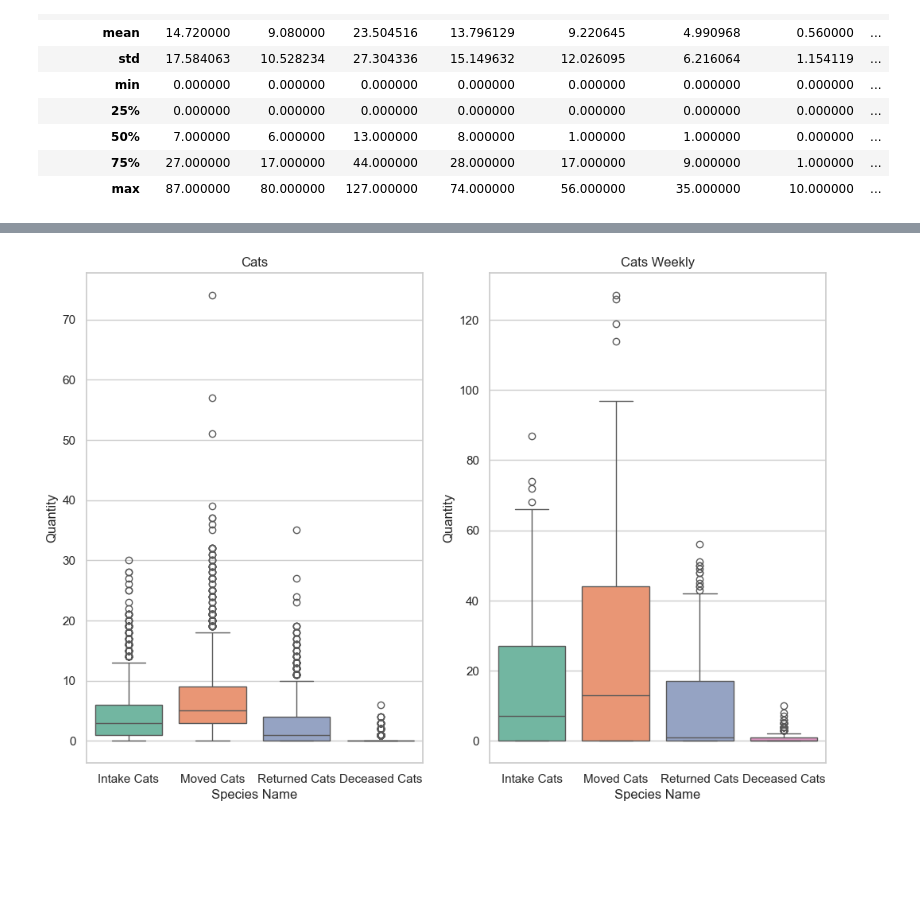
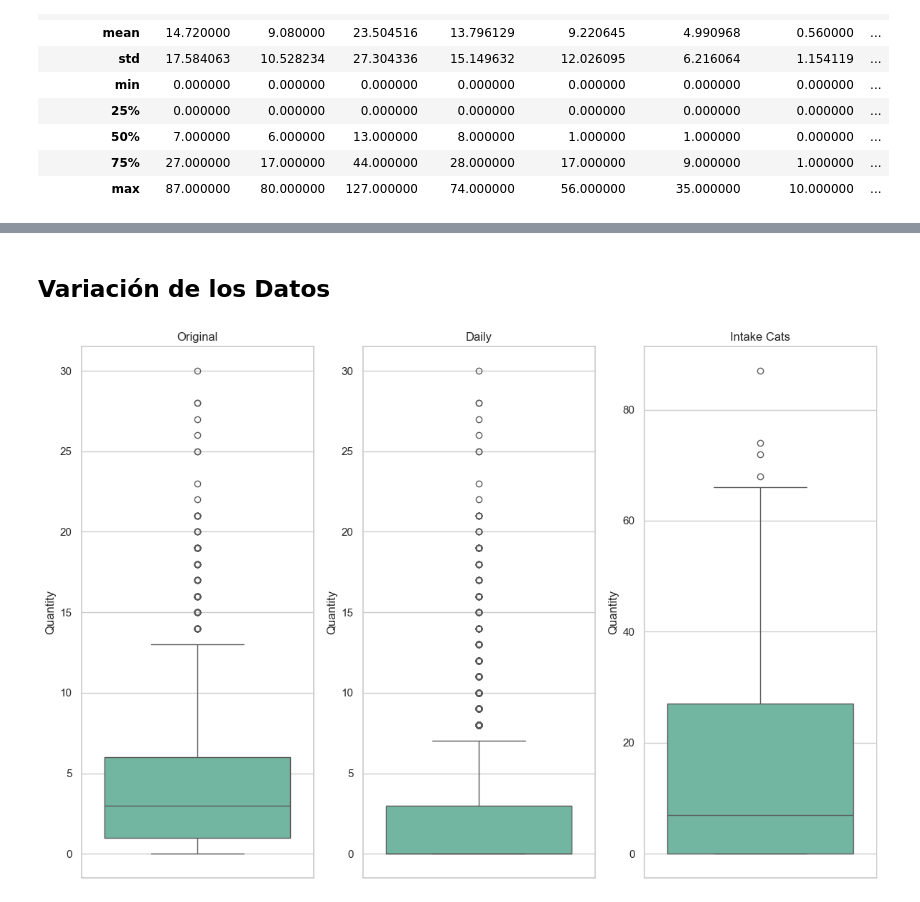
Before and after one commit to MicaKil/ia2, a Jupyter notebook: 08_dl-for-timeseries/Micaela_Del_Longo-Animal_Care/Micaela_Del_Longo-Animal_Care.ipynb, the cells around one changed output, grey strips where cells are left out. Cells and saved outputs as stored; diff of their text form; code cells hidden in the pictures; blank space fills up the shorter version.

```diff
--- a/08_dl-for-timeseries/Micaela_Del_Longo-Animal_Care/Micaela_Del_Longo-Animal_Care.ipynb
+++ b/08_dl-for-timeseries/Micaela_Del_Longo-Animal_Care/Micaela_Del_Longo-Animal_Care.ipynb
@@ -283,3 +168,6 @@ df_groups.to_csv('micaela_data/processed/Animal_Shelter_Combined.csv')
+# %%
+df_grouped = helper.transform_data(df_filtered)
+df_grouped.head(10)
 # %% [markdown]
 # Visualización de Datos
 # %%
@@ -294,5 +182,3 @@ df_groups.describe()
 | 50% | 3.00000 | 2.000000 | 5.000000 | 3.000000 | 1.000000 | 1.000000 | 0.000000 | ... |
 | 75% | 6.00000 | 4.000000 | 9.000000 | 5.000000 | 4.000000 | 2.000000 | 0.000000 | ... |
 | max | 30.00000 | 57.000000 | 74.000000 | 28.000000 | 35.000000 | 15.000000 | 6.000000 | ... |
-# %%
-sns.set_theme(style='whitegrid', palette='Set2')
@@ -330,7 +214,6 @@ plt.show()
 # %%
-df_daily = df_groups.resample('D').sum()
+df_daily = df_grouped.resample('D').sum()
 print("Cantidad de Filas: %d\nCantidad de Columnas: %d\n" % (df_daily.shape[0], df_daily.shape[1]))
-df_daily.to_csv('micaela_data/processed/Animal_Shelter_Daily.csv')
 df_daily.tail(10)
 # %% [output]
 Cantidad de Filas: 5414
@@ -350,9 +267,8 @@ Cantidad de Columnas: 8
 # %%
 # Resample the DataFrame to 3-month intervals and sum the values
-df_weekly = df_groups.resample('W').sum()
+df_weekly = df_grouped.resample('W').sum()
 print("Cantidad de Filas: %d\nCantidad de Columnas: %d\n" % (df_weekly.shape[0], df_weekly.shape[1]))
-df_weekly.to_csv('micaela_data/processed/Animal_Shelter_Weekly.csv')
-df_weekly.head(15)
+df_weekly.head(10)
 # %% [output]
 Cantidad de Filas: 775
 Cantidad de Columnas: 8
@@ -423,12 +319,6 @@ df_dogs_weekly = df_weekly[['Intake Dogs', 'Moved Dogs', 'Returned Dogs', 'Decea
+# %% [markdown]
+## Variación de los Datos
 # %%
-# boxplot de la cantidad de perros y gatos que ingresaron al refugio por mes
-fig, axs = plt.subplots(1, 2, figsize=(12, 8))
-sns.boxplot(data=df_cats, orient='v', ax=axs[0])
-axs[0].set_title('Cats')
-axs[0].set_ylabel('Quantity')
-sns.boxplot(data=df_cats_weekly, orient='v', ax=axs[1])
-axs[1].set_title('Cats Weekly')
-axs[1].set_ylabel('Quantity')
-plt.show()
+helper.compare_boxplots(df_grouped, df_daily, df_weekly, 'Intake Cats', 'Intake Cats')
 # %% [output]
-[figure, old version]
+[figure, new version]
```
Also changed, not shown: parts of 51 cells of this notebook, 3 other files.
